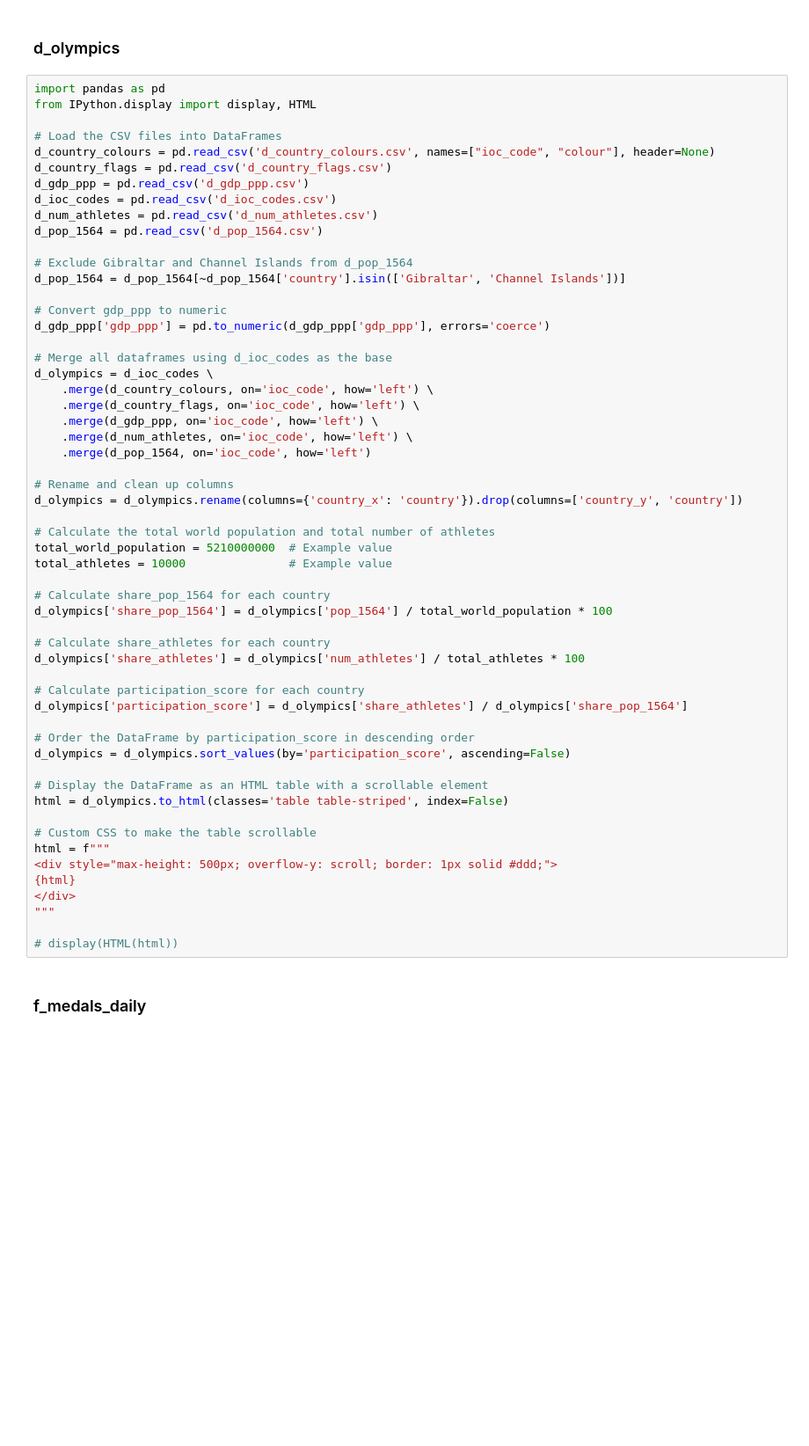
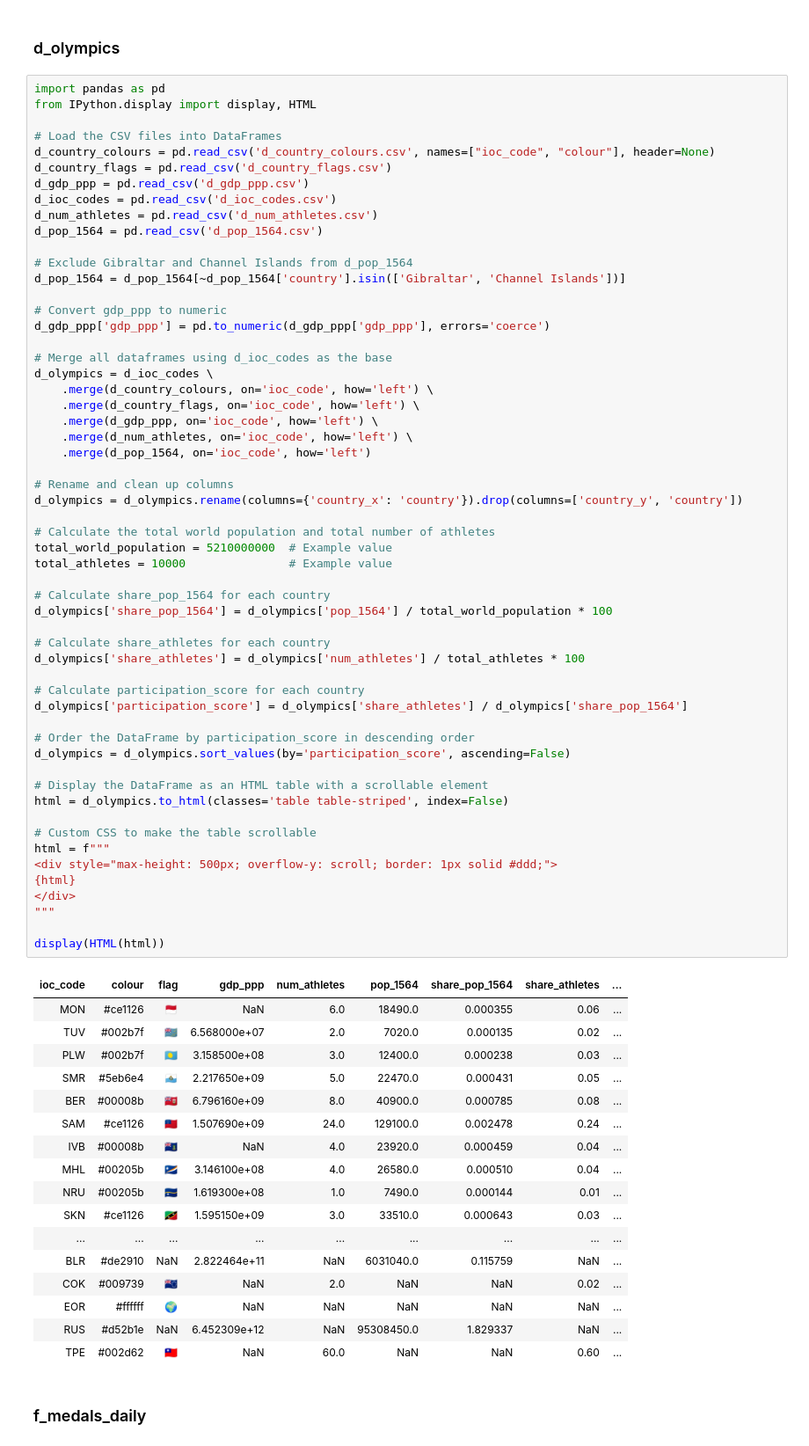
Before and after one commit to guest2031/talk_data_to_me, a Jupyter notebook: 2024_07_olympics/olympics.ipynb, the cells around one changed output. Shown at 88% size. Drawn from its saved outputs; the diff is of its cells as text; blank space fills up the shorter version.

```diff
--- a/2024_07_olympics/olympics.ipynb
+++ b/2024_07_olympics/olympics.ipynb
@@ -101,34 +101,52 @@ d_olympics = d_ioc_codes \
 
 # Rename and clean up columns
 d_olympics = d_olympics.rename(columns={'country_x': 'country'}).drop(columns=['country_y', 'country'])
 
 # Calculate the total world population and total number of athletes
 total_world_population = 5210000000  # Example value
 total_athletes = 10000               # Example value
 
 # Calculate share_pop_1564 for each country
 d_olympics['share_pop_1564'] = d_olympics['pop_1564'] / total_world_population * 100
 
 # Calculate share_athletes for each country
 d_olympics['share_athletes'] = d_olympics['num_athletes'] / total_athletes * 100
 
 # Calculate participation_score for each country
 d_olympics['participation_score'] = d_olympics['share_athletes'] / d_olympics['share_pop_1564']
 
 # Order the DataFrame by participation_score in descending order
 d_olympics = d_olympics.sort_values(by='participation_score', ascending=False)
 
 # Display the DataFrame as an HTML table with a scrollable element
 html = d_olympics.to_html(classes='table table-striped', index=False)
 
 # Custom CSS to make the table scrollable
 html = f"""
 <div style="max-height: 500px; overflow-y: scroll; border: 1px solid #ddd;">
 {html}
 </div>
 """
 
-# display(HTML(html))
+display(HTML(html))
+# %% [output]
+| ioc_code | colour | flag | gdp_ppp | num_athletes | pop_1564 | share_pop_1564 | share_athletes | ... |
+| MON | #ce1126 | 🇲🇨 | NaN | 6.0 | 18490.0 | 0.000355 | 0.06 | ... |
+| TUV | #002b7f | 🇹🇻 | 6.568000e+07 | 2.0 | 7020.0 | 0.000135 | 0.02 | ... |
+| PLW | #002b7f | 🇵🇼 | 3.158500e+08 | 3.0 | 12400.0 | 0.000238 | 0.03 | ... |
+| SMR | #5eb6e4 | 🇸🇲 | 2.217650e+09 | 5.0 | 22470.0 | 0.000431 | 0.05 | ... |
+| BER | #00008b | 🇧🇲 | 6.796160e+09 | 8.0 | 40900.0 | 0.000785 | 0.08 | ... |
+| SAM | #ce1126 | 🇼🇸 | 1.507690e+09 | 24.0 | 129100.0 | 0.002478 | 0.24 | ... |
+| IVB | #00008b | 🇻🇬 | NaN | 4.0 | 23920.0 | 0.000459 | 0.04 | ... |
+| MHL | #00205b | 🇲🇭 | 3.146100e+08 | 4.0 | 26580.0 | 0.000510 | 0.04 | ... |
+| NRU | #00205b | 🇳🇷 | 1.619300e+08 | 1.0 | 7490.0 | 0.000144 | 0.01 | ... |
+| SKN | #ce1126 | 🇰🇳 | 1.595150e+09 | 3.0 | 33510.0 | 0.000643 | 0.03 | ... |
+| ... | ... | ... | ... | ... | ... | ... | ... | ... |
+| BLR | #de2910 | NaN | 2.822464e+11 | NaN | 6031040.0 | 0.115759 | NaN | ... |
+| COK | #009739 | 🇨🇰 | NaN | 2.0 | NaN | NaN | 0.02 | ... |
+| EOR | #ffffff | 🌍 | NaN | NaN | NaN | NaN | NaN | ... |
+| RUS | #d52b1e | NaN | 6.452309e+12 | NaN | 95308450.0 | 1.829337 | NaN | ... |
+| TPE | #002d62 | 🇹🇼 | NaN | 60.0 | NaN | NaN | 0.60 | ... |
 # %% [markdown]
 ### f_medals_daily
 # %%
```
Also changed, not shown: parts of 2 cells of this notebook, 2 other files.
